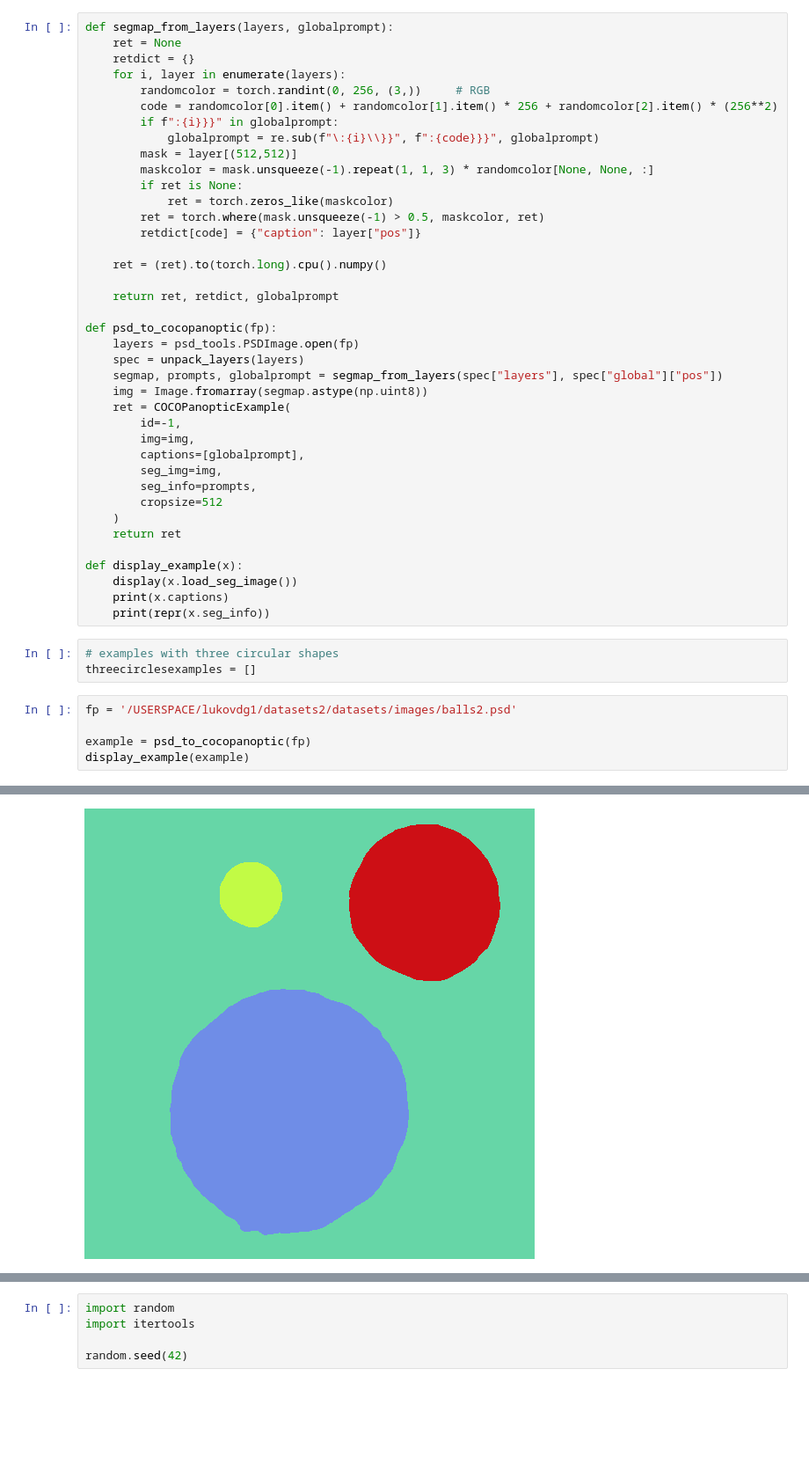
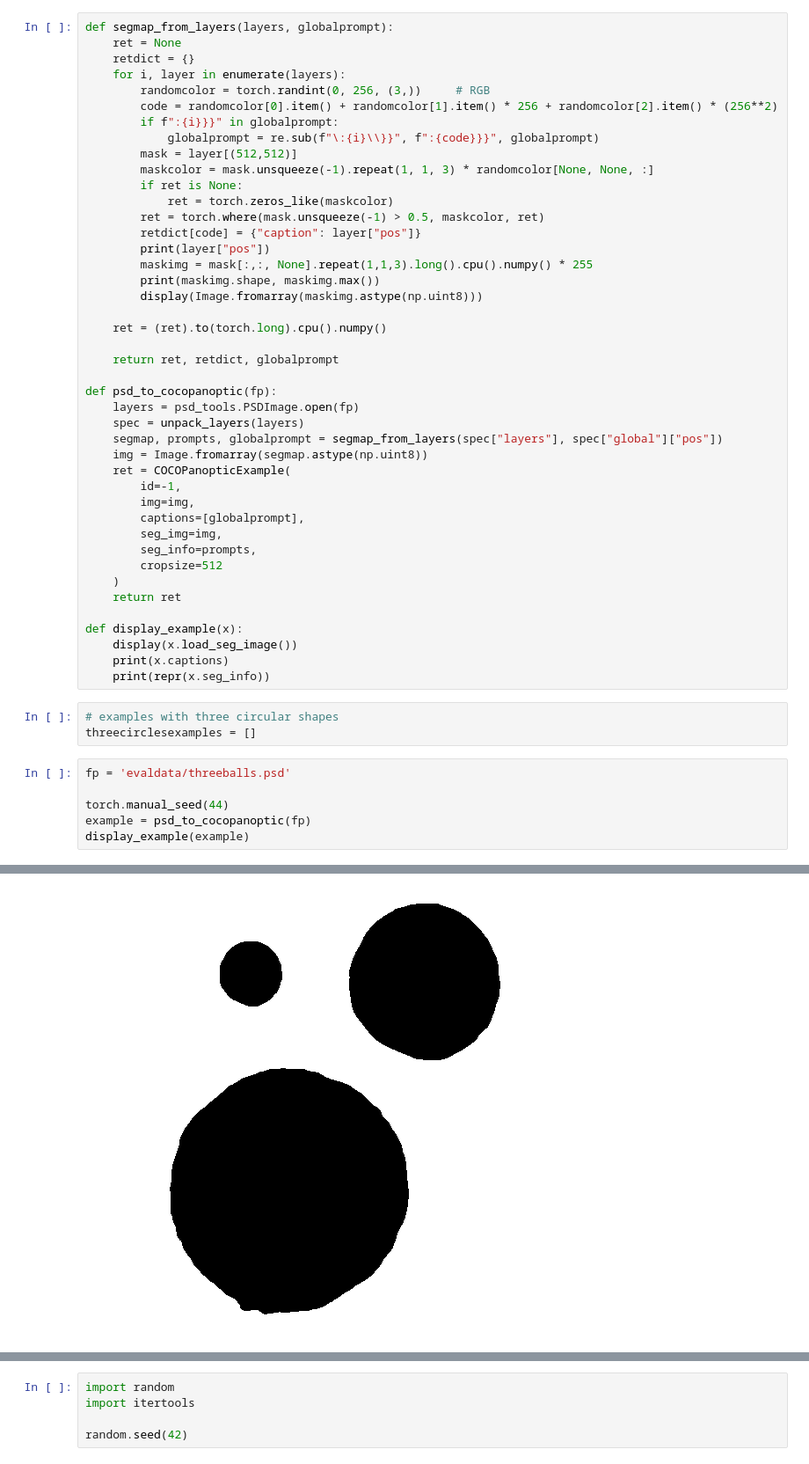
Before and after one commit to lukovnikov/controlnet11, a Jupyter notebook: create_dataset.ipynb, the cells around one changed output, grey strips where cells are left out. Shown at 88% size. Cells and saved outputs as stored; diff of their text form; blank space fills up the shorter version.

```diff
--- a/create_dataset.ipynb
+++ b/create_dataset.ipynb
@@ -28,6 +35,10 @@ def segmap_from_layers(layers, globalprompt):
             ret = torch.zeros_like(maskcolor)
         ret = torch.where(mask.unsqueeze(-1) > 0.5, maskcolor, ret)
         retdict[code] = {"caption": layer["pos"]}
+        print(layer["pos"])
+        maskimg = mask[:,:, None].repeat(1,1,3).long().cpu().numpy() * 255
+        print(maskimg.shape, maskimg.max())
+        display(Image.fromarray(maskimg.astype(np.uint8)))
 
     ret = (ret).to(torch.long).cpu().numpy()
 
@@ -56,8 +67,9 @@ def display_example(x):
 # examples with three circular shapes
 threecirclesexamples = []
 # %%
-fp = '/USERSPACE/lukovdg1/datasets2/datasets/images/balls2.psd'
+fp = 'evaldata/threeballs.psd'
 
+torch.manual_seed(44)
 example = psd_to_cocopanoptic(fp)
 display_example(example)
 # %% [output]
@@ -64 +78 @@ display_example(example)
-[figure, old version]
+[figure, new version]
```
Also changed, not shown: parts of 25 cells of this notebook, 7 other files.
